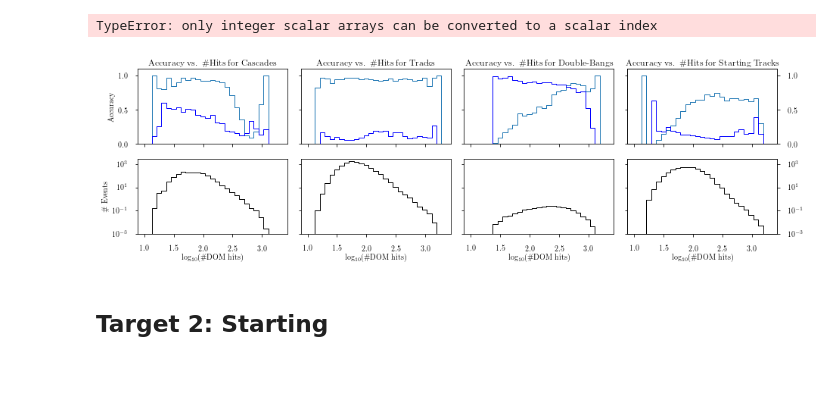
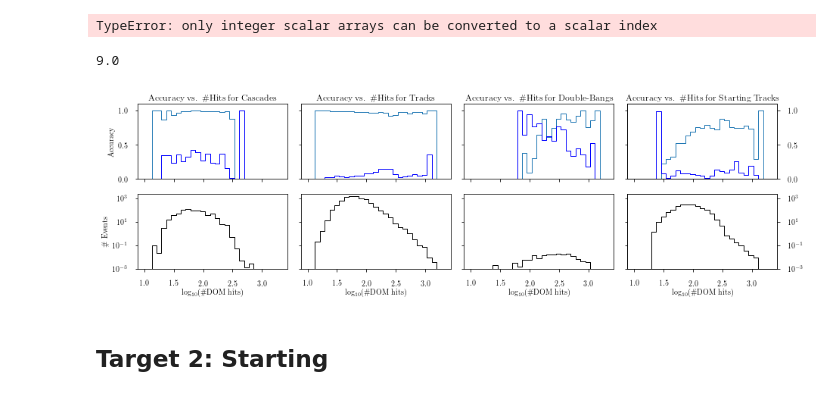
Before and after one commit to tglauch/DeepIceLearning, a Jupyter notebook: notebooks/NN_Anaalysis_4Types.ipynb, the cells around one changed output. Saved outputs shown, nothing was run; the diff lists cells and outputs as text; code cells hidden in the pictures.

```diff
--- a/notebooks/NN_Anaalysis_4Types.ipynb
+++ b/notebooks/NN_Anaalysis_4Types.ipynb
@@ -25,12 +38,12 @@ def calc_weights(events):
     atm_flux.knee_reweighting_model = "gaisserH4a_elbert"
     prompt_flux = NewNuFlux.makeFlux('sarcevic_max')
     prompt_flux.knee_reweighting_model = "gaisserH4a_elbert"
-    powerlaw = lambda energy: 0.91*1e-18*(energy/1e5)**(-2.13)
+    powerlaw = lambda energy: 0.91*1e-18*(energy/1e5)**(-2.19)
     sim_events = 50000*10000
     wdict = {0:3, 1:1, 2:3, 3:6, 4:30, 5:30, 6:30, 7:30, 8:30, 9:30}
     scaling = np.max([wdict[key] for key in wdict.keys()])
     test_ratio = 2./10.
-    failed_jobs_scale = 1.35
+    failed_jobs_scale = 1.2*4
     atm_weight = []
     prompt_weight = []
     astro_weight = []
@@ -49,9 +62,9 @@ def calc_weights(events):
 ###### Allocation of variables
 # %%
 # DATA_DIR = "/scratch9/tglauch/NN_out/run37/"
-DATA_DIR = "../output/inc_res_many_layers/"
+DATA_DIR = "../output/inc_res/"
 
-predictions_mctrue = pickle.load(file(os.path.join(DATA_DIR, 'weights_08_pred.pickle')))
+predictions_mctrue = pickle.load(file(os.path.join(DATA_DIR, 'best_val_loss_pred.pickle')))
 sample_len = len(predictions_mctrue['prediction'])
 
 pred_label_1 = predictions_mctrue["prediction"] #list with probability for each class
@@ -165,11 +184,11 @@ hits_dic = {'arr' : np.log10(IC_hitDOMs), 'xbins' : np.linspace(1, 3.4, 30), 'ti
 
 flux_weight = True
 which = hits_dic # <--------Set this one
-add_mask = np.max(pred_label_1, axis=1)>0.0 #np.max(pred_label_1, axis=1)>0.8 #np.max(pred_label_1, axis=1)>0.7 #inelasticity <0.2 #[]#np.max(pred_label_1, axis=1)>0.55
+add_mask = np.max(pred_label_1, axis=1)>0.8 #np.max(pred_label_1, axis=1)>0.8 #np.max(pred_label_1, axis=1)>0.7 #inelasticity <0.2 #[]#np.max(pred_label_1, axis=1)>0.55
 add_str = 'all_'
 
 if flux_weight:
-    atm_w, prompt_w, astro_w, _ = calc_weights(predictions_mctrue["reco_vals"][:sample_len])
+    atm_w, prompt_w, astro_w = calc_weights(predictions_mctrue["reco_vals"][:sample_len])
     tot_weight = (atm_w + prompt_w + astro_w)*np.pi*1e7
     add_str += 'flux_weight_'
 else:
@@ -238,34 +257,35 @@ ax5.set_yticklabels([])
 ax6 = plt.subplot2grid((2, 4), (1, 2))
 mask = (true_label_1 == 2) & add_mask
 valsAll = np.histogram(which['arr'][mask], bins=which['xbins'],
                       weights=tot_weight[mask])[0]
 ax6.semilogy(which['xbins'][:-1], valsAll, drawstyle = 'steps-mid', color='k')
 ax6.set_xlabel(which['xlabel'])
 ax6.set_yticklabels([])
 max_vals.append(np.max(valsAll))
 
 ax61 = plt.subplot2grid((2, 4), (1, 3))
 mask = (true_label_1 == 3) & add_mask
 valsAll = np.histogram(which['arr'][mask], bins=which['xbins'],
                       weights=tot_weight[mask])[0]
 ax61.semilogy(which['xbins'][:-1], valsAll, drawstyle = 'steps-mid', color='k')
 ax61.set_xlabel(which['xlabel'])
 ax61.set_yticklabels([])
 max_vals.append(np.max(valsAll))
 
 ax4.set_ylim(0.001, 1.5*np.max(max_vals))
 ax5.set_ylim(0.001, 1.5*np.max(max_vals))
 ax6.set_ylim(0.001, 1.5*np.max(max_vals))
 ax61.set_ylim(0.001, 1.5*np.max(max_vals))
 ax61_2 = ax61.twinx()
 ax61_2.set_ylim(ax61.get_ylim())
 ax61_2.set_yscale('log')
 plt.tight_layout()
 fig1.subplots_adjust(wspace=0.0, hspace=0.0)
 fig1.savefig('./out/accuracy.pdf'.format(add_str))
 plt.show()
 # %% [output]
+9.0
-[figure, old version]
+[figure, new version]
 # %% [markdown]
 ## Target 2: Starting
 # %%
```
Also changed, not shown: parts of 15 cells of this notebook, 14 other files.
